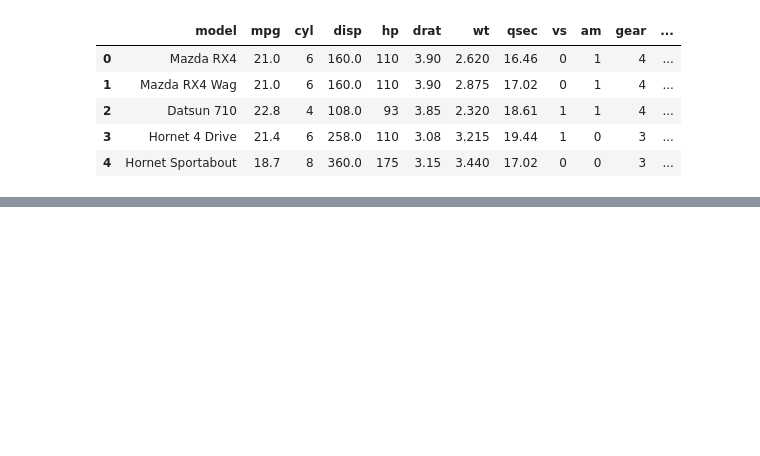
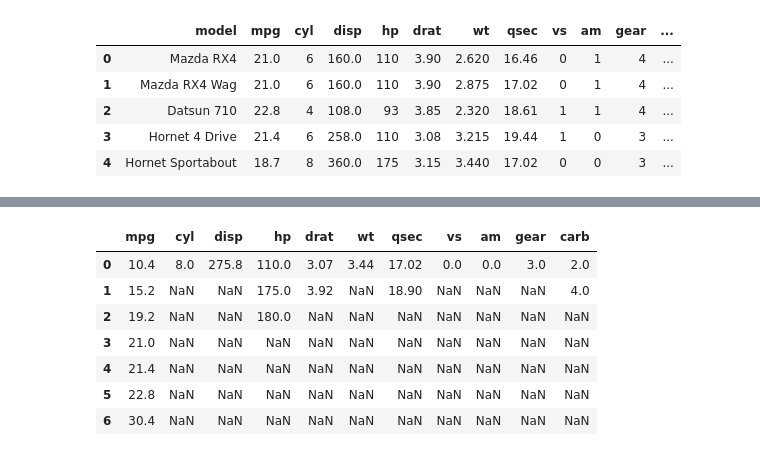
Before and after one commit to catuer/machine-learning, a Jupyter notebook: exploredata.ipynb, the cells around one changed output, grey strips where cells are left out. Cells and saved outputs as stored; diff of their text form; code cells hidden in the pictures; blank space fills up the shorter version.

```diff
--- a/exploredata.ipynb
+++ b/exploredata.ipynb
@@ -12,3 +12,7 @@ mtcars.head()
 | 2 | Datsun 710 | 22.8 | 4 | 108.0 | 93 | 3.85 | 2.320 | 18.61 | 1 | 1 | 4 | ... |
 | 3 | Hornet 4 Drive | 21.4 | 6 | 258.0 | 110 | 3.08 | 3.215 | 19.44 | 1 | 0 | 3 | ... |
 | 4 | Hornet Sportabout | 18.7 | 8 | 360.0 | 175 | 3.15 | 3.440 | 17.02 | 0 | 0 | 3 | ... |
+# %%
+mtcars.index = mtcars.model
+del mtcars  ['model']
+mtcars.head()
@@ -14,0 +62,11 @@ mtcars.head()
+# %%
+mtcars.mode()
+# %% [output]
+|  | mpg | cyl | disp | hp | drat | wt | qsec | vs | am | gear | carb |
+| 0 | 10.4 | 8.0 | 275.8 | 110.0 | 3.07 | 3.44 | 17.02 | 0.0 | 0.0 | 3.0 | 2.0 |
+| 1 | 15.2 | NaN | NaN | 175.0 | 3.92 | NaN | 18.90 | NaN | NaN | NaN | 4.0 |
+| 2 | 19.2 | NaN | NaN | 180.0 | NaN | NaN | NaN | NaN | NaN | NaN | NaN |
+| 3 | 21.0 | NaN | NaN | NaN | NaN | NaN | NaN | NaN | NaN | NaN | NaN |
+| 4 | 21.4 | NaN | NaN | NaN | NaN | NaN | NaN | NaN | NaN | NaN | NaN |
+| 5 | 22.8 | NaN | NaN | NaN | NaN | NaN | NaN | NaN | NaN | NaN | NaN |
+| 6 | 30.4 | NaN | NaN | NaN | NaN | NaN | NaN | NaN | NaN | NaN | NaN |
```
Also changed, not shown: parts of 7 cells of this notebook.
